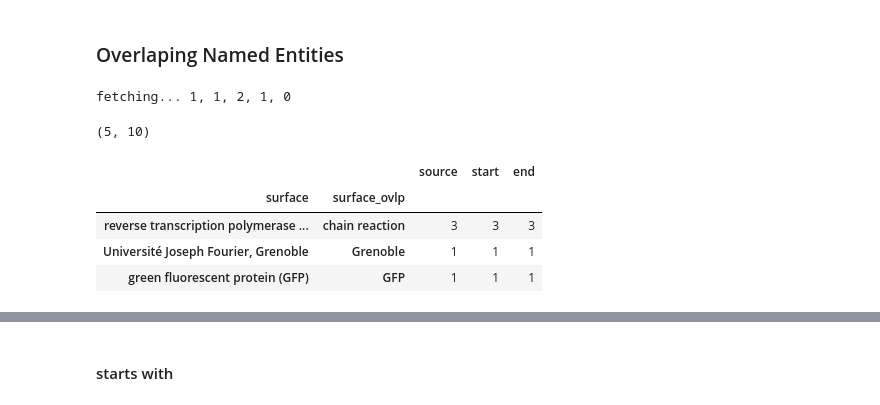
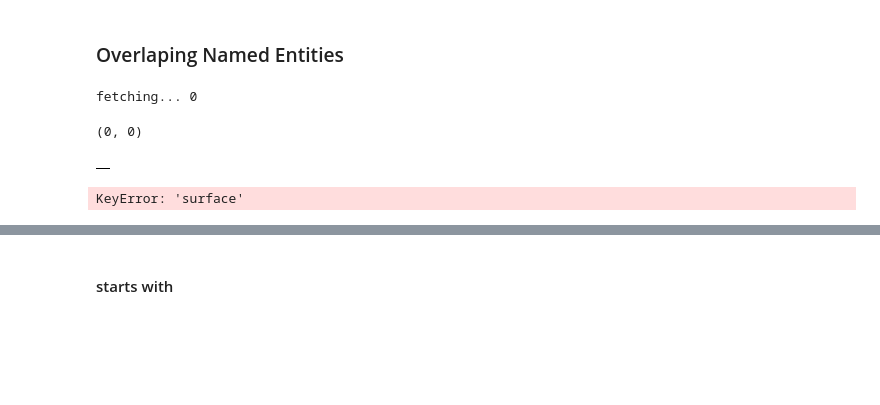
Before and after one commit to issa-project/issa-pipeline, a Jupyter notebook: notebooks/issa-entity-analysis.ipynb, the cells around one changed output, grey strips where cells are left out. Saved outputs shown, nothing was run; the diff lists cells and outputs as text; code cells hidden in the pictures; blank space fills up the shorter version.

```diff
--- a/notebooks/issa-entity-analysis.ipynb
+++ b/notebooks/issa-entity-analysis.ipynb
@@ -716,6 +716,8 @@ df_nes
 |  | source | start | surface | entityUri | entityLabel_en | entityLabel_fr |
 # %% [markdown]
 ### Overlaping Named Entities
+# %%
+vocab='agrovoc'
 # %%
 overlaping_na_query_templ  = '''
 PREFIX rdf: <http://www.w3.org/1999/02/22-rdf-syntax-ns#>
@@ -776,19 +779,19 @@ df_overlaping_ne[vocab] = sparql_service_to_dataframe_with_scrollable_cursor(iss
                                                                              page_size = 5000)
 df_overlaping_ne[vocab].shape
 # %% [output]
-fetching... 1, 1, 2, 1, 0
+fetching... 0
-(5, 10)
+(0, 0)
+# %%
+df_overlaping_ne[vocab]
+# %% [output]
+|  |
 # %%
 df_overlaping_ne[vocab].groupby(by=['surface', 'surface_ovlp'])\
                        .count()\
                        .sort_values(by='source', ascending=False )\
                        .loc[:, ['source', 'start', 'end' ]]
 # %% [output]
-|  |  | source | start | end |
-| surface | surface_ovlp |  |  |  |
-| reverse transcription polymerase ... | chain reaction | 3 | 3 | 3 |
-| Université Joseph Fourier, Grenoble | Grenoble | 1 | 1 | 1 |
-| green fluorescent protein (GFP) | GFP | 1 | 1 | 1 |
+KeyError: 'surface'
 # %%
 df_overlaping_ne[vocab].groupby(by=['source'])\
                        .count()\
```
Also changed, not shown: parts of 17 cells of this notebook, 1 other file.
